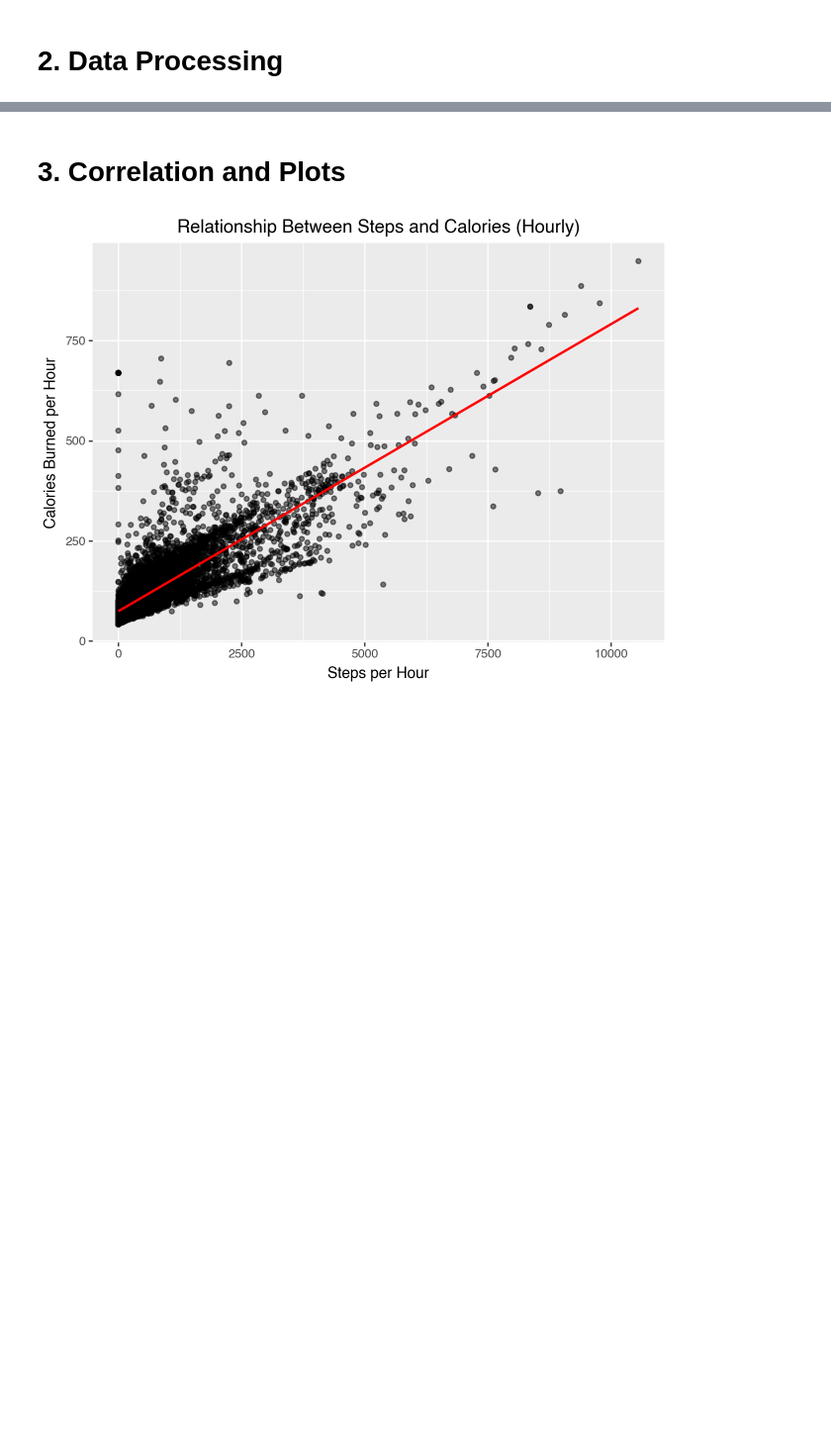
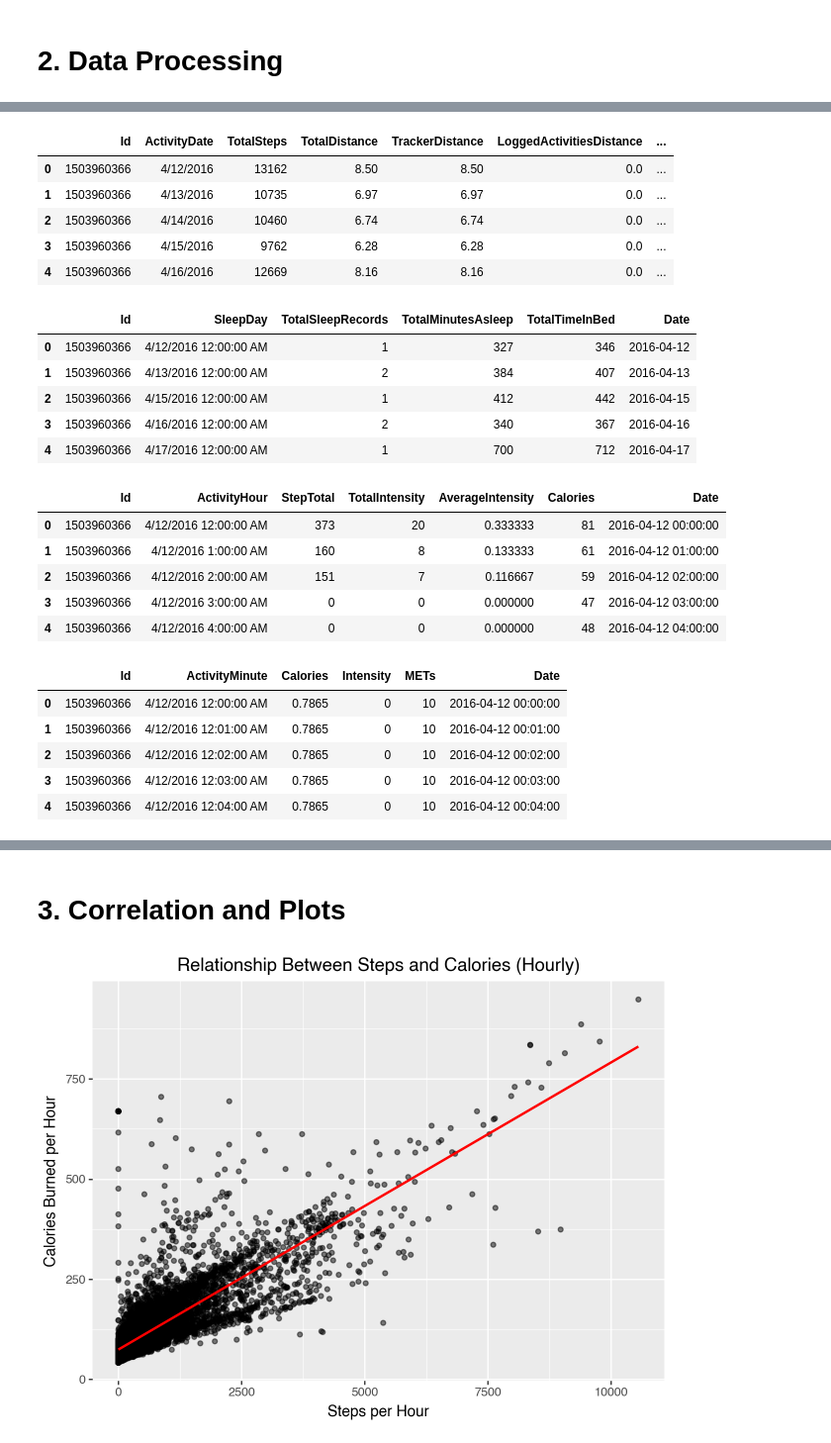
Before and after one commit to Colleen-L/fitbit-fitness-data-visualization, a Jupyter notebook: analysis.ipynb, the cells around one changed output, grey strips where cells are left out. Shown at 99% size. Saved outputs shown, nothing was run; the diff lists cells and outputs as text; code cells hidden in the pictures; blank space fills up the shorter version.

```diff
--- a/analysis.ipynb
+++ b/analysis.ipynb
@@ -226,26 +275,51 @@ minutely_merged = min_calories_intensity.merge(min_mets, on=["Id", "ActivityMinu
 # %%
 # 2(b) Convert time strings to datetime type
 
 daily_activity = pd.read_csv("./fitabase-data/dailyActivity_merged.csv")
 sleep_day = pd.read_csv("./fitabase-data/sleepDay_merged.csv")
 
 # daily activity to datetime
 daily_activity["Date"] = pd.to_datetime(daily_activity["ActivityDate"])
 
 # sleep day data to datetime
 sleep_day["Date"] = pd.to_datetime(sleep_day["SleepDay"])
 
 # hourly merged to datetime
 hourly_merged["Date"] = pd.to_datetime(hourly_merged["ActivityHour"])
 
 # minutely merged to datetime
 minutely_merged["Date"] = pd.to_datetime(minutely_merged["ActivityMinute"])
 
 # quick look
-# display(daily_activity.head())
-# display(sleep_day.head())
-# display(hourly_merged.head())
-# display(minutely_merged.head())
+display(daily_activity.head())
+display(sleep_day.head())
+display(hourly_merged.head())
+display(minutely_merged.head())
+# %% [output]
+|  | Id | ActivityDate | TotalSteps | TotalDistance | TrackerDistance | LoggedActivitiesDistance | ... |
+| 0 | 1503960366 | 4/12/2016 | 13162 | 8.50 | 8.50 | 0.0 | ... |
+| 1 | 1503960366 | 4/13/2016 | 10735 | 6.97 | 6.97 | 0.0 | ... |
+| 2 | 1503960366 | 4/14/2016 | 10460 | 6.74 | 6.74 | 0.0 | ... |
+| 3 | 1503960366 | 4/15/2016 | 9762 | 6.28 | 6.28 | 0.0 | ... |
+| 4 | 1503960366 | 4/16/2016 | 12669 | 8.16 | 8.16 | 0.0 | ... |
+|  | Id | SleepDay | TotalSleepRecords | TotalMinutesAsleep | TotalTimeInBed | Date |
+| 0 | 1503960366 | 4/12/2016 12:00:00 AM | 1 | 327 | 346 | 2016-04-12 |
+| 1 | 1503960366 | 4/13/2016 12:00:00 AM | 2 | 384 | 407 | 2016-04-13 |
+| 2 | 1503960366 | 4/15/2016 12:00:00 AM | 1 | 412 | 442 | 2016-04-15 |
+| 3 | 1503960366 | 4/16/2016 12:00:00 AM | 2 | 340 | 367 | 2016-04-16 |
+| 4 | 1503960366 | 4/17/2016 12:00:00 AM | 1 | 700 | 712 | 2016-04-17 |
+|  | Id | ActivityHour | StepTotal | TotalIntensity | AverageIntensity | Calories | Date |
+| 0 | 1503960366 | 4/12/2016 12:00:00 AM | 373 | 20 | 0.333333 | 81 | 2016-04-12 00:00:00 |
+| 1 | 1503960366 | 4/12/2016 1:00:00 AM | 160 | 8 | 0.133333 | 61 | 2016-04-12 01:00:00 |
+| 2 | 1503960366 | 4/12/2016 2:00:00 AM | 151 | 7 | 0.116667 | 59 | 2016-04-12 02:00:00 |
+| 3 | 1503960366 | 4/12/2016 3:00:00 AM | 0 | 0 | 0.000000 | 47 | 2016-04-12 03:00:00 |
+| 4 | 1503960366 | 4/12/2016 4:00:00 AM | 0 | 0 | 0.000000 | 48 | 2016-04-12 04:00:00 |
+|  | Id | ActivityMinute | Calories | Intensity | METs | Date |
+| 0 | 1503960366 | 4/12/2016 12:00:00 AM | 0.7865 | 0 | 10 | 2016-04-12 00:00:00 |
+| 1 | 1503960366 | 4/12/2016 12:01:00 AM | 0.7865 | 0 | 10 | 2016-04-12 00:01:00 |
+| 2 | 1503960366 | 4/12/2016 12:02:00 AM | 0.7865 | 0 | 10 | 2016-04-12 00:02:00 |
+| 3 | 1503960366 | 4/12/2016 12:03:00 AM | 0.7865 | 0 | 10 | 2016-04-12 00:03:00 |
+| 4 | 1503960366 | 4/12/2016 12:04:00 AM | 0.7865 | 0 | 10 | 2016-04-12 00:04:00 |
 # %%
 # 2(c) Process heart rate data
 
```
Also changed, not shown: parts of 8 cells of this notebook, 20 other files.
